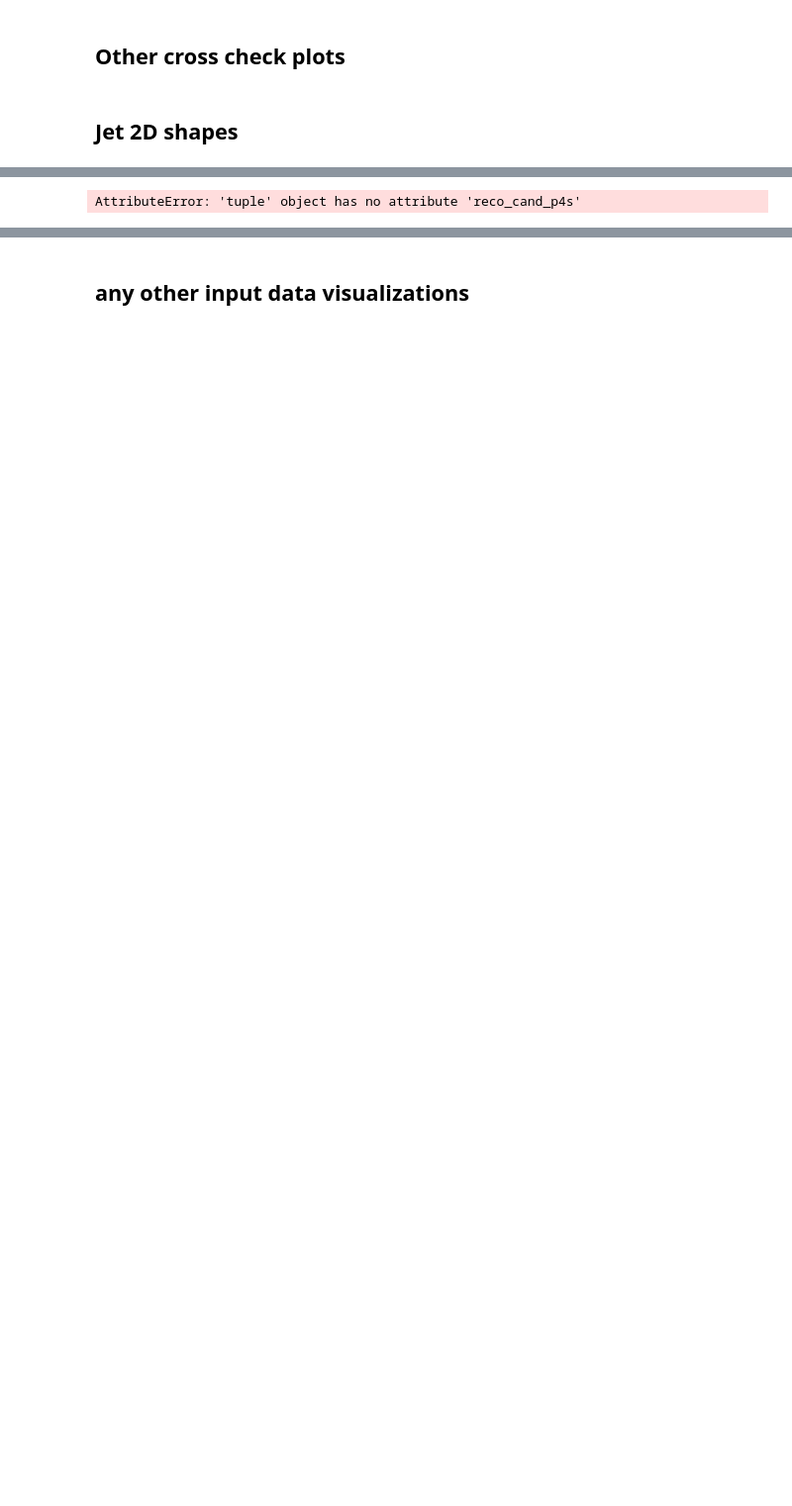
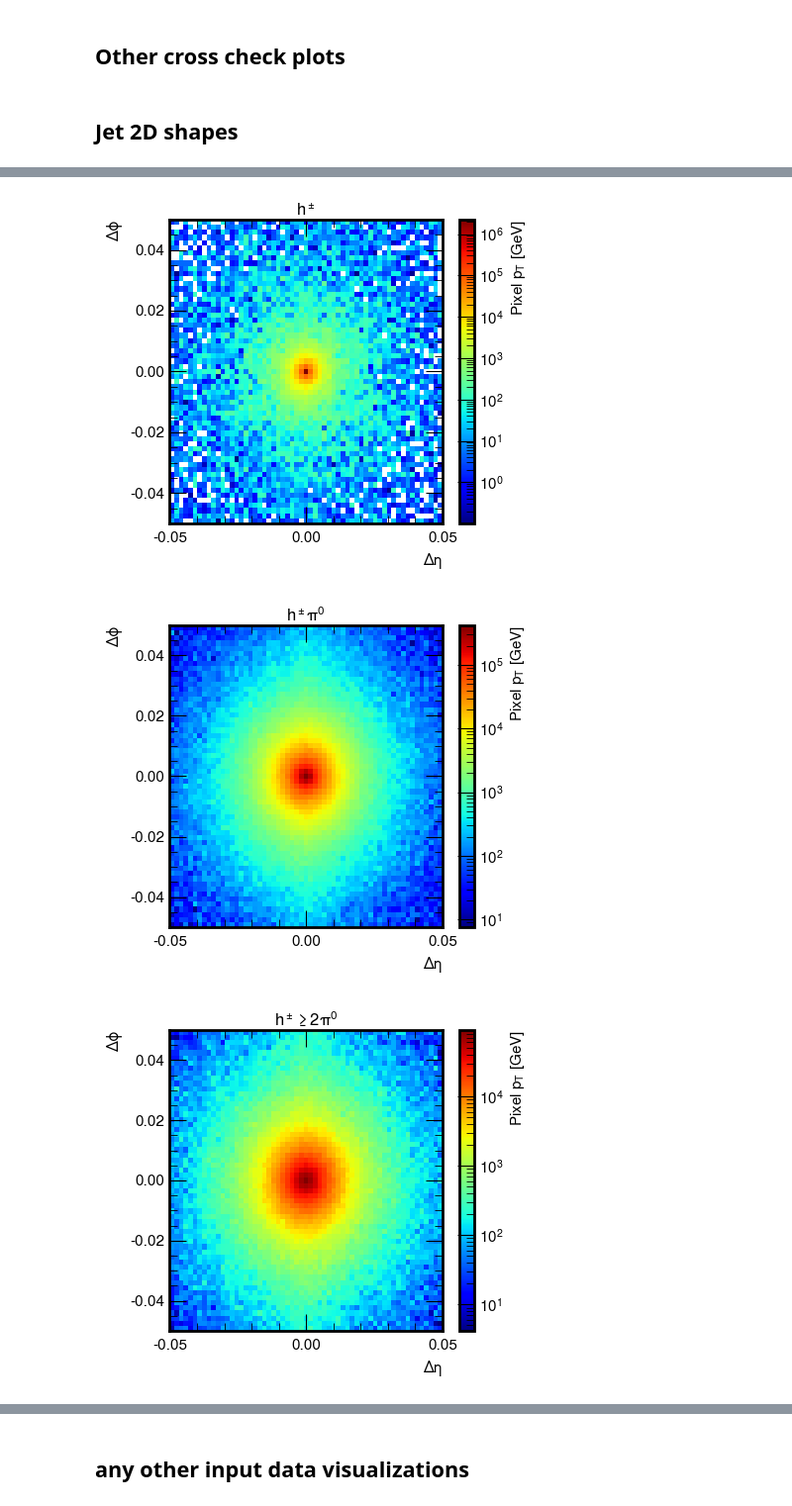
Before and after one commit to HEP-KBFI/ml-tau-en-reg, a Jupyter notebook: notebooks/data_intro.ipynb, the cells around one changed output, grey strips where cells are left out. Shown: that part at 99% size. Cells and saved outputs as stored; diff of their text form; code cells hidden in the pictures; blank space fills up the shorter version.

Commit message:
Fixed mask mismatch

```diff
--- a/notebooks/data_intro.ipynb
+++ b/notebooks/data_intro.ipynb
@@ -104,13 +99,15 @@ gen_tau_pt = gen_tau_p4s.pt
 # %%
-# Particles around the jet axis
 # Δη = η_jet − η_cands same for ΔΦ
 
 def deltaphi(phi1, phi2):
     diff = phi1 - phi2
     return np.arctan2(np.sin(diff), np.cos(diff))
 
-delta_phi = deltaphi(reco_jet_p4s.phi, reco_cand_p4s.phi)
-delta_eta = reco_jet_p4s.eta - reco_cand_p4s.eta
+z_delta_phi = deltaphi(z_reco_jet_p4s.phi, z_reco_cand_p4s.phi)
+z_delta_eta = z_reco_jet_p4s.eta - z_reco_cand_p4s.eta
+
+zh_delta_phi = deltaphi(zh_reco_jet_p4s.phi, zh_reco_cand_p4s.phi)
+zh_delta_eta = zh_reco_jet_p4s.eta - zh_reco_cand_p4s.eta
 # %%
 # Get number of particles per jet:
 plt.figure(figsize=(7,5.5))
@@ -510,8 +499,8 @@ if False:
                                          pad=3,
                                          rotation='horizontal')
 
-        hist = axss[idx_decaymode, 0].hist2d(ak.to_numpy(ak.flatten(delta_eta[mask])),
-                                      ak.to_numpy(ak.flatten(delta_phi[mask])),
+        hist = axss[idx_decaymode, 0].hist2d(ak.to_numpy(ak.flatten(z_delta_eta[mask])),
+                                      ak.to_numpy(ak.flatten(z_delta_phi[mask])),
                                       bins=np.linspace(-0.2,0.2,60),
                                       norm=mpl.colors.LogNorm(),
                                       cmap=mpl.cm.jet);
@@ -579,43 +522,50 @@ array([1, 2, 4, ..., 1, 1, 1])
 # %%
 # Define the decay modes you are interested in
 decay_modes_of_interest = np.arange(len(remap_d))
-decay_modes_of_interest = [0, 3]
-num_part = [1,3]
+#decay_modes_of_interest = [0, 3]
+
+#count_idx = [1,3]
+count_idx = [1,2,3,4,5,6]
+
+
 # Loop through each decay mode
 for idx_decaymode in range(len(decay_modes_of_interest)):
-    mask = (z_remap[0] == decay_modes_of_interest[idx_decaymode]) & (ak.num(z_remap.reco_cand_p4s)==num_part[idx_decaymode])  # Mask for the current decay mode
+    z_mask = ((z_remap[0] == decay_modes_of_interest[idx_decaymode]))
+              #& (ak.num(z_delta_eta)==count_idx[idx_decaymode]))  # Mask for the current decay mode
 
     #print(z_remap[0][mask])
 
     # Create a new figure for each decay mode
-    plt.figure(figsize=(6, 5))
+    plt.figure(figsize=(5, 4.5))
 
     # Flatten arrays and apply the mask
-    delta_eta_flat = ak.to_numpy(ak.flatten(delta_eta[mask]))
-    delta_phi_flat = ak.to_numpy(ak.flatten(delta_phi[mask]))
-    pt_flat = ak.to_numpy(ak.flatten(reco_cand_p4s.pt[mask]))
+    z_delta_eta_flat = ak.to_numpy(ak.flatten(z_delta_eta[z_mask]))
+    z_delta_phi_flat = ak.to_numpy(ak.flatten(z_delta_phi[z_mask]))
+    pt_flat = ak.to_numpy(ak.flatten(z_reco_cand_p4s.pt[z_mask]))
 
-    # Plot the 2D histogram of delta_eta and delta_phi weighted by pt
-    hist2d = plt.hist2d(delta_eta_flat,
-                        delta_phi_flat,
-                        bins=np.linspace(-0.001, 0.001, 60),
+    # Plot the 2D histogram of z_delta_eta and z_delta_phi weighted by pt
+    hist2d = plt.hist2d(z_delta_eta_flat,
+                        z_delta_phi_flat,
+                        bins=np.linspace(-0.05, 0.05, 60),
                         weights=pt_flat,
                         norm=mpl.colors.LogNorm(),
                         cmap=mpl.cm.jet)
     plt.xlabel(r"$\Delta \eta$", fontsize=11)
     plt.ylabel(r"$\Delta \phi$", fontsize=11)
     plt.title(f'{remap_d[decay_modes_of_interest[idx_decaymode]]}', fontsize=12, pad=3, rotation='horizontal')
 
     # Create colorbar
     cbar = plt.colorbar(hist2d[3])
     cbar.set_label('Pixel $p_T$ [GeV]', fontsize=11)
 
     # Set tick parameters for x, y, and colorbar axes
     plt.xticks(fontsize=11)
     plt.yticks(fontsize=11)
     cbar.ax.tick_params(labelsize=11)
 
     plt.tight_layout()
     plt.show()
 # %% [output]
-AttributeError: 'tuple' object has no attribute 'reco_cand_p4s'
+[figure, added]
+[figure, added]
+[figure, added]
```
Also changed, not shown: parts of 35 cells of this notebook.
